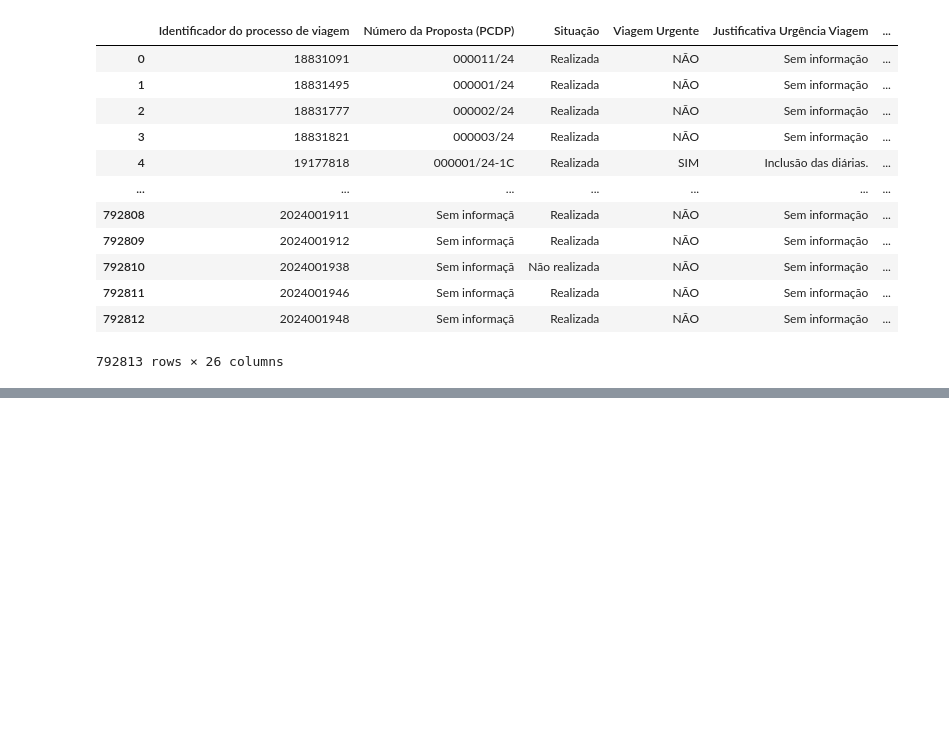
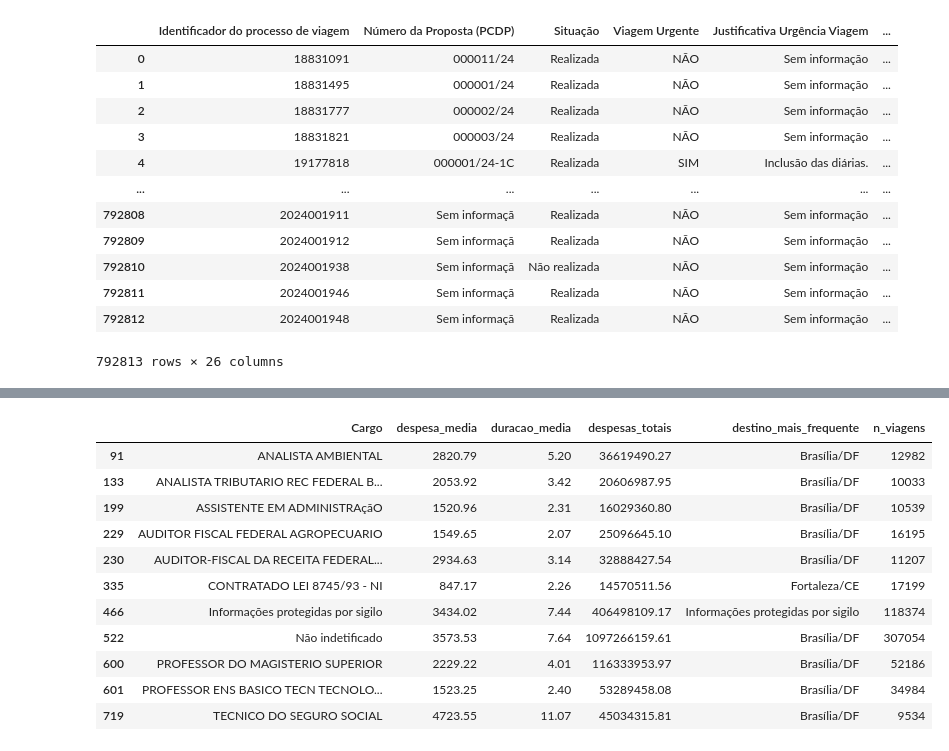
Before and after one commit to Murilo11/Analise-de-Dados-Portal-de-Transparencia, a Jupyter notebook: Analise_De_Dados_do_Portal_da_Transparencia.ipynb, the cells around one changed output, grey strips where cells are left out. Drawn from its saved outputs; the diff is of its cells as text; code cells hidden in the pictures; blank space fills up the shorter version.

```diff
--- a/Analise_De_Dados_do_Portal_da_Transparencia.ipynb
+++ b/Analise_De_Dados_do_Portal_da_Transparencia.ipynb
@@ -439,0 +462,3 @@ df_viagens
+# %%
+df_cargos = df_viagens['Cargo'].value_counts(normalize=True).reset_index()
+df_cargos
@@ -439,0 +495,32 @@ df_viagens
+# %%
+df_viagens_consolidado = (
+    df_viagens
+ .groupby('Cargo')
+ .agg(
+     despesa_media=('Despesas', 'mean'),
+     duracao_media=('Dias da viagem', 'mean'),
+     despesas_totais=('Despesas', 'sum'),
+     destino_mais_frequente=("Destinos", pd.Series.mode),
+     n_viagens=('Nome', 'count')
+     )
+  .reset_index()
+ )
+# %%
+cargos_relevantes = df_cargos.loc[df_cargos['proportion'] > 0.01, 'Cargo']
+# %%
+filtro = df_viagens_consolidado['Cargo'].isin(cargos_relevantes)
+# %%
+df_viagens_consolidado[filtro]
+# %% [output]
+|  | Cargo | despesa_media | duracao_media | despesas_totais | destino_mais_frequente | n_viagens |
+| 91 | ANALISTA AMBIENTAL | 2820.79 | 5.20 | 36619490.27 | Brasília/DF | 12982 |
+| 133 | ANALISTA TRIBUTARIO REC FEDERAL B... | 2053.92 | 3.42 | 20606987.95 | Brasília/DF | 10033 |
+| 199 | ASSISTENTE EM ADMINISTRAçãO | 1520.96 | 2.31 | 16029360.80 | Brasília/DF | 10539 |
+| 229 | AUDITOR FISCAL FEDERAL AGROPECUARIO | 1549.65 | 2.07 | 25096645.10 | Brasília/DF | 16195 |
+| 230 | AUDITOR-FISCAL DA RECEITA FEDERAL... | 2934.63 | 3.14 | 32888427.54 | Brasília/DF | 11207 |
+| 335 | CONTRATADO LEI 8745/93 - NI | 847.17 | 2.26 | 14570511.56 | Fortaleza/CE | 17199 |
+| 466 | Informações protegidas por sigilo | 3434.02 | 7.44 | 406498109.17 | Informações protegidas por sigilo | 118374 |
+| 522 | Não indetificado | 3573.53 | 7.64 | 1097266159.61 | Brasília/DF | 307054 |
+| 600 | PROFESSOR DO MAGISTERIO SUPERIOR | 2229.22 | 4.01 | 116333953.97 | Brasília/DF | 52186 |
+| 601 | PROFESSOR ENS BASICO TECN TECNOLO... | 1523.25 | 2.40 | 53289458.08 | Brasília/DF | 34984 |
+| 719 | TECNICO DO SEGURO SOCIAL | 4723.55 | 11.07 | 45034315.81 | Brasília/DF | 9534 |
```
Also changed, not shown: parts of 18 cells of this notebook.
